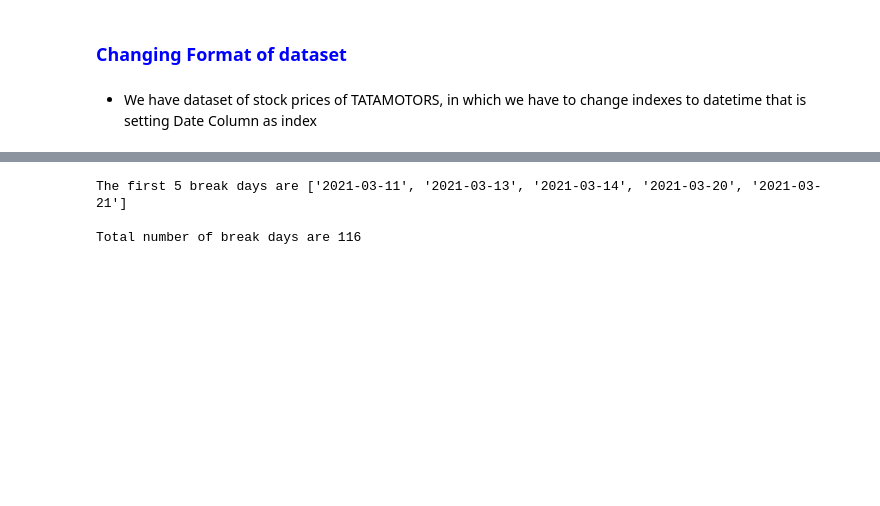
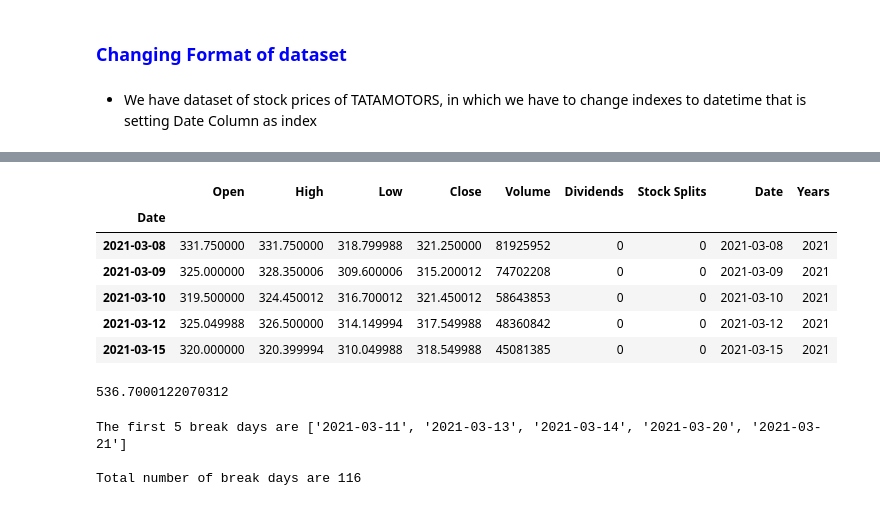
Before and after one commit to piyumaha12/Stock_Prediction, a Jupyter notebook: Program/yfinance_basics.ipynb, the cells around one changed output, grey strips where cells are left out. Drawn from its saved outputs; the diff is of its cells as text; code cells hidden in the pictures; blank space fills up the shorter version.

Commit message:
After adding year column and changing index

```diff
--- a/Program/yfinance_basics.ipynb
+++ b/Program/yfinance_basics.ipynb
@@ -104,3 +104,6 @@ tatamotors_1year.head()
 # %%
 tatamotors_1year.set_index('Date', inplace= True)
 tatamotors_2m.set_index('Datetime', inplace = True)
+# %%
+tatamotors_1year['Date'] = tatamotors_1year.index
+tatamotors_1year['Date']=tatamotors_1year.Date.astype('datetime64')
@@ -107,3 +128,19 @@ tatamotors_2m.set_index('Datetime', inplace = True)
+# %%
+tatamotors_1year['Years'] = tatamotors_1year.Date.dt.year
+# %%
+tatamotors_1year.head()
+# %% [output]
+|  | Open | High | Low | Close | Volume | Dividends | Stock Splits | Date | Years |
+| Date |  |  |  |  |  |  |  |  |  |
+| 2021-03-08 | 331.750000 | 331.750000 | 318.799988 | 321.250000 | 81925952 | 0 | 0 | 2021-03-08 | 2021 |
+| 2021-03-09 | 325.000000 | 328.350006 | 309.600006 | 315.200012 | 74702208 | 0 | 0 | 2021-03-09 | 2021 |
+| 2021-03-10 | 319.500000 | 324.450012 | 316.700012 | 321.450012 | 58643853 | 0 | 0 | 2021-03-10 | 2021 |
+| 2021-03-12 | 325.049988 | 326.500000 | 314.149994 | 317.549988 | 48360842 | 0 | 0 | 2021-03-12 | 2021 |
+| 2021-03-15 | 320.000000 | 320.399994 | 310.049988 | 318.549988 | 45081385 | 0 | 0 | 2021-03-15 | 2021 |
+# %%
+tatamotors_1year.groupby('Years').get_group(2021).High.max(axis = 0)
+# %% [output]
+536.7000122070312
 # %%
 # removing all empty dates
 # build complete timeline from start date to end date
```
Also changed, not shown: parts of 1 cell of this notebook, 1 other file.
